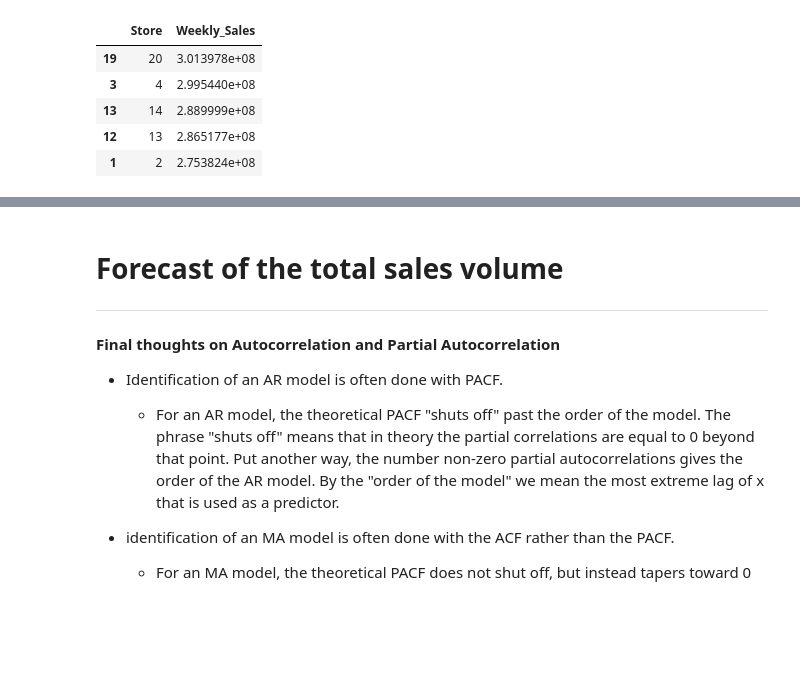
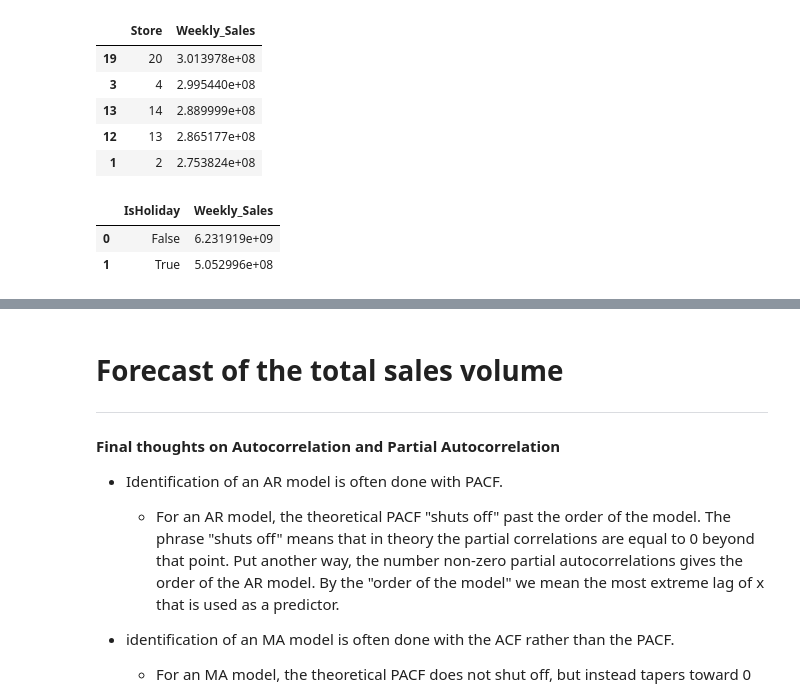
Before and after one commit to Sinethemba-nongqoto/Research-project, a Jupyter notebook: Analysis_0f_Results.ipynb, the cells around one changed output, grey strips where cells are left out. Cells and saved outputs as stored; diff of their text form; code cells hidden in the pictures; blank space fills up the shorter version.

```diff
--- a/Analysis_0f_Results.ipynb
+++ b/Analysis_0f_Results.ipynb
@@ -289,6 +289,11 @@ sales_df_top_stores.sort_values('Weekly_Sales', ascending=False)[:5]
 | 1 | 2 | 2.753824e+08 |
 # %%
 # Top 5 performing stores in term of sales
-sales_df_top_stores =sales_df.groupby(by=['Store'], as_index=False)['Weekly_Sales'].sum()
+sales_df_top_stores= sales_df.where(sales_df['Store']==2)
+sales_df_top_stores =sales_df.groupby(by=['IsHoliday'], as_index=False)['Weekly_Sales'].sum()
+#sales_df_top_stores =sales_df.groupby(by=['Store'], as_index=False)['Weekly_Sales'].sum()
 sales_df_top_stores.sort_values('Weekly_Sales', ascending=False)[:5]
-# sales_df_type_top_stores=sales_df_type_top_stores.set_index('Store')
+# %% [output]
+|  | IsHoliday | Weekly_Sales |
+| 0 | False | 6.231919e+09 |
+| 1 | True | 5.052996e+08 |
```
Also changed, not shown: parts of 7 cells of this notebook.
